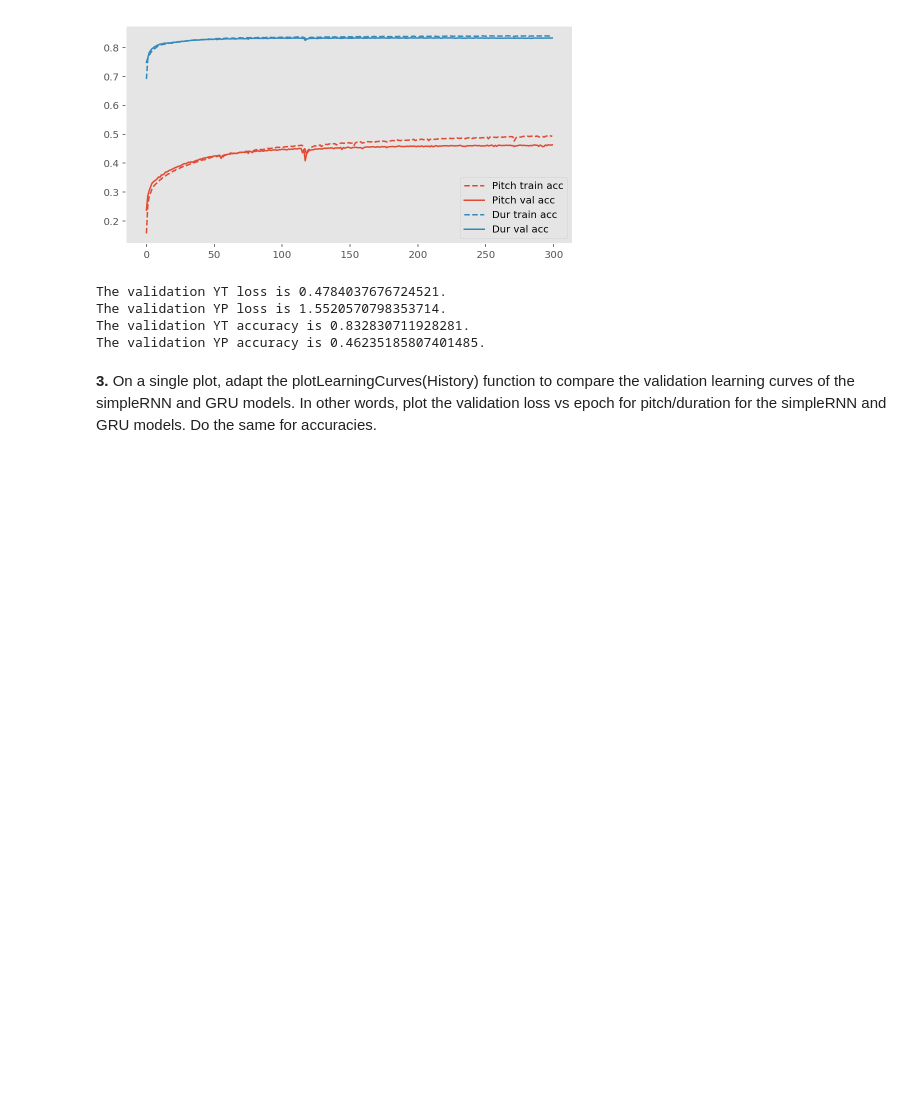
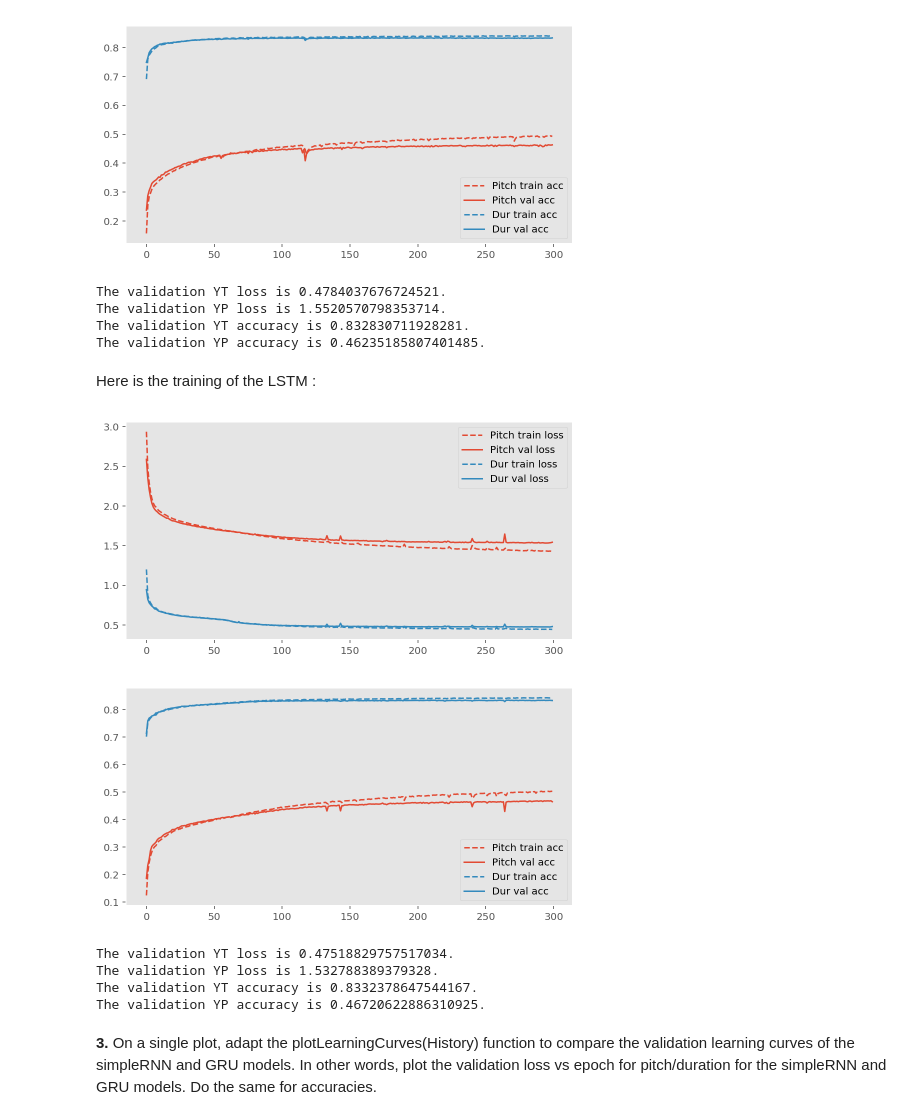
Before and after one commit to SSappy/ANN-Project-1, a Jupyter notebook: miniproject2.ipynb, the cells around one changed output. Drawn from its saved outputs; the diff is of its cells as text; code cells hidden in the pictures; blank space fills up the shorter version.

```diff
--- a/miniproject2.ipynb
+++ b/miniproject2.ipynb
@@ -932,3 +932,18 @@ The validation YT loss is 0.4784037676724521.
 The validation YP loss is 1.5520570798353714.
 The validation YT accuracy is 0.832830711928281.
 The validation YP accuracy is 0.46235185807401485.
+# %% [markdown]
+Here is the training of the LSTM :
+# %%
+history_lstm = LSTMmodel.fit([data_T, data_P],
+                             [targets_T, targets_P],
+                             batch_size=32,
+                             epochs=300,
+                             validation_split=0.2,
+                             verbose=0,
+                             callbacks=[ModelCheckpoint('data2/lstm/lstm.{epoch:02d}-{val_loss:.2f}.hdf5', monitor='val_loss', verbose=0, save_best_only=True, save_weights_only=False, mode='auto', period=1)])
+# %%
+plotLearningCurves(history_lstm)
+# %% [output]
+[figure, added]
+[figure, added]
@@ -935,3 +952,11 @@ The validation YP accuracy is 0.46235185807401485.
+# %%
+history_lstm = load_obj('history_lstm')
+early_stopping(history_lstm)
+# %% [output]
+The validation YT loss is 0.47518829757517034.
+The validation YP loss is 1.532788389379328.
+The validation YT accuracy is 0.8332378647544167.
+The validation YP accuracy is 0.46720622886310925.
 # %% [markdown]
 **3.** On a single plot, adapt the plotLearningCurves(History) function to compare the validation learning curves of the simpleRNN and GRU models. In other words, plot the validation loss vs epoch for pitch/duration for the simpleRNN and GRU models. Do the same for accuracies.
 # %%
```
Also changed, not shown: parts of 17 cells of this notebook, 2 other files.
